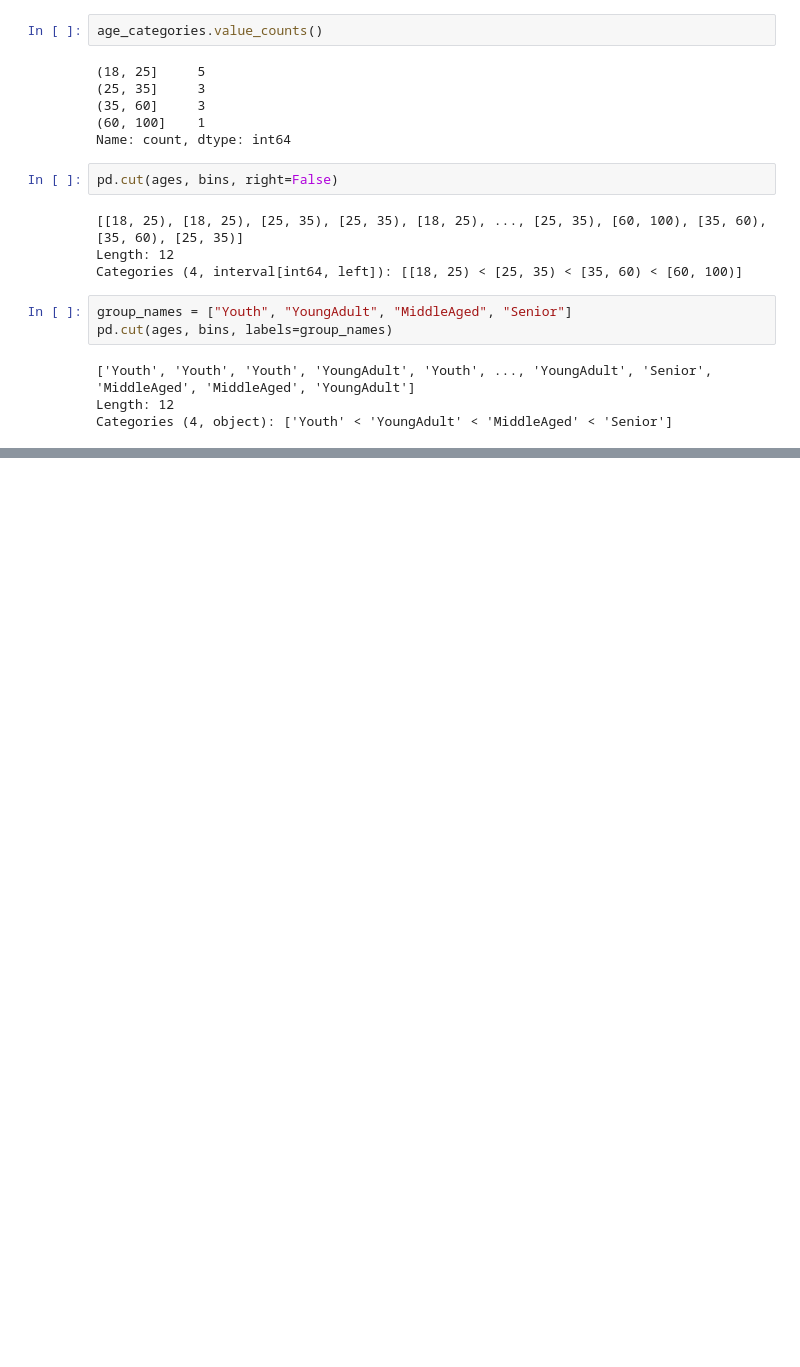
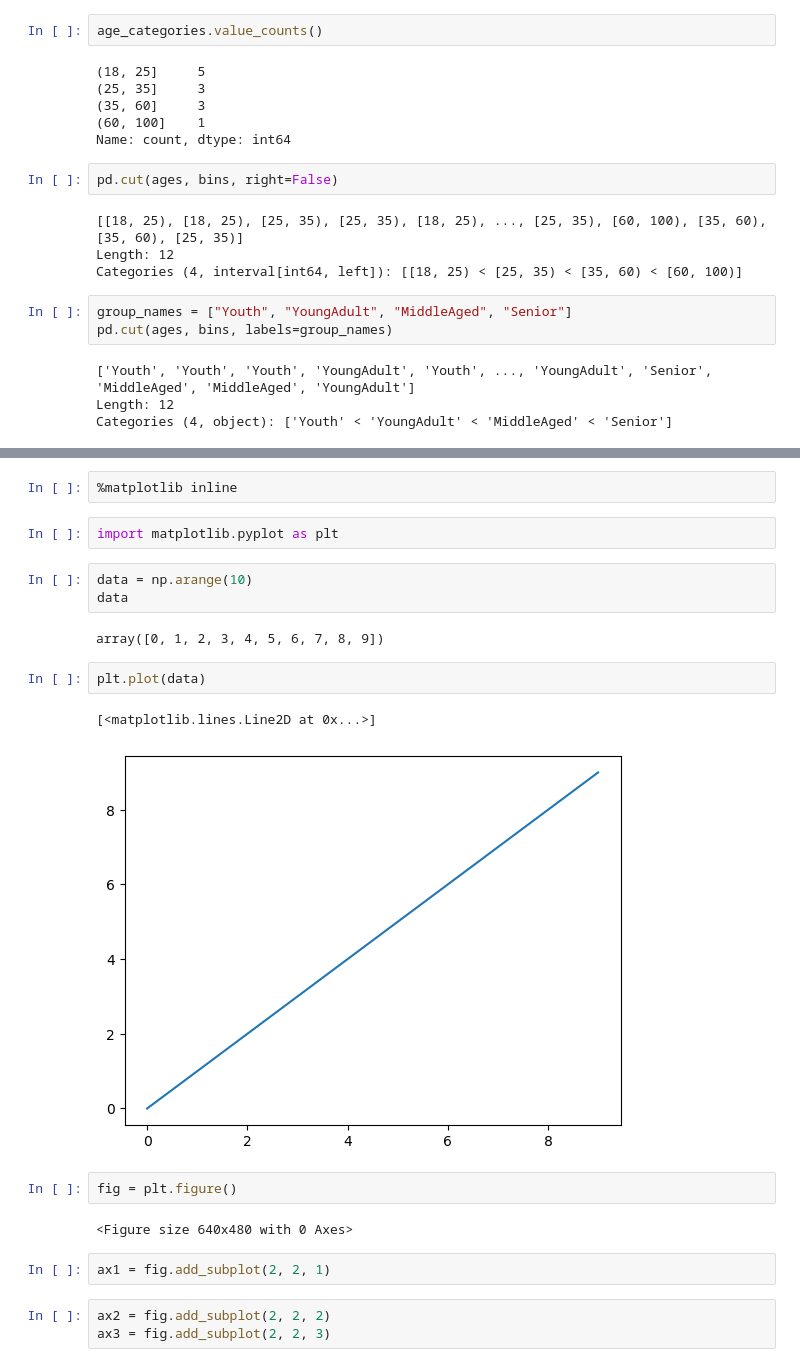
Before and after one commit to EON-DC/myKaggleProjects, a Jupyter notebook: notebooks/books/python_for_data_analysis2.ipynb, the cells around one changed output, grey strips where cells are left out. Cells and saved outputs as stored; diff of their text form; blank space fills up the shorter version.

```diff
--- a/notebooks/books/python_for_data_analysis2.ipynb
+++ b/notebooks/books/python_for_data_analysis2.ipynb
@@ -208,0 +2110,23 @@ data= np.random.uniform(size=20)
+# %%
+%matplotlib inline
+# %%
+import matplotlib.pyplot as plt
+# %%
+data = np.arange(10)
+data
+# %% [output]
+array([0, 1, 2, 3, 4, 5, 6, 7, 8, 9])
+# %%
+plt.plot(data)
+# %% [output]
+[<matplotlib.lines.Line2D at 0x...>]
+[figure, added]
+# %%
+fig = plt.figure()
+# %% [output]
+<Figure size 640x480 with 0 Axes>
+# %%
+ax1 = fig.add_subplot(2, 2, 1)
+# %%
+ax2 = fig.add_subplot(2, 2, 2)
+ax3 = fig.add_subplot(2, 2, 3)
```
Also changed, not shown: parts of 226 cells of this notebook, 7 other files.
